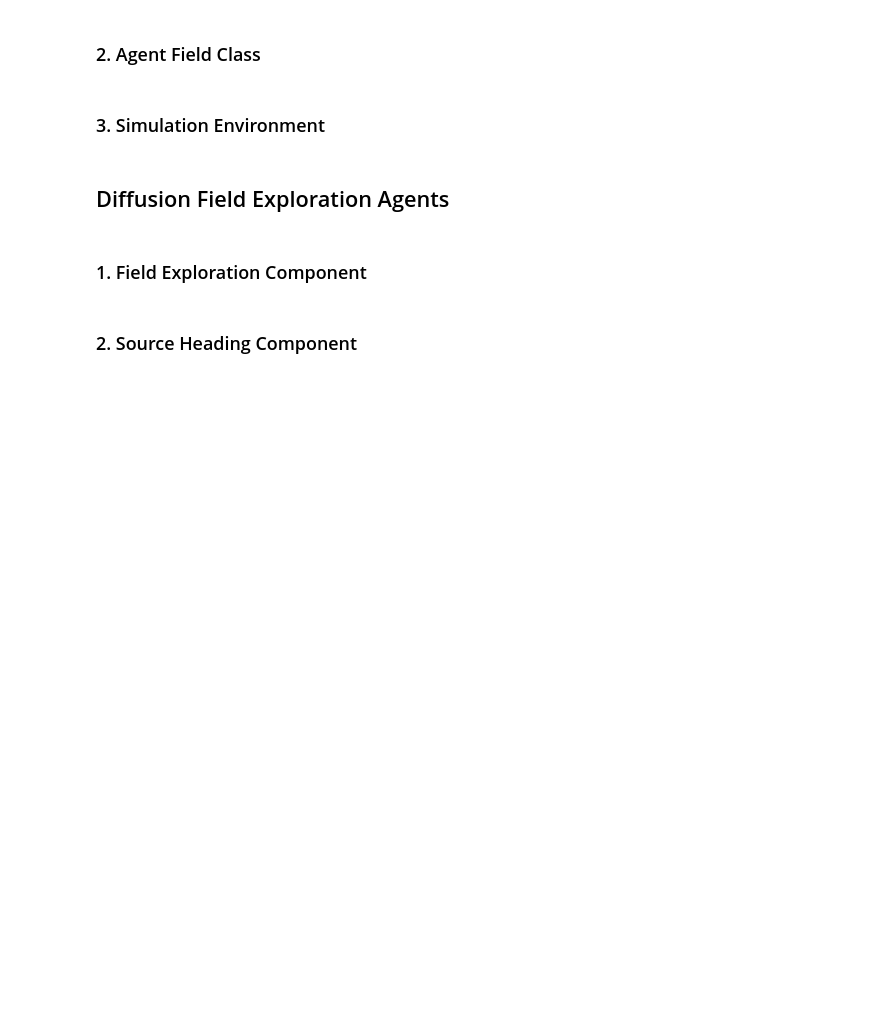
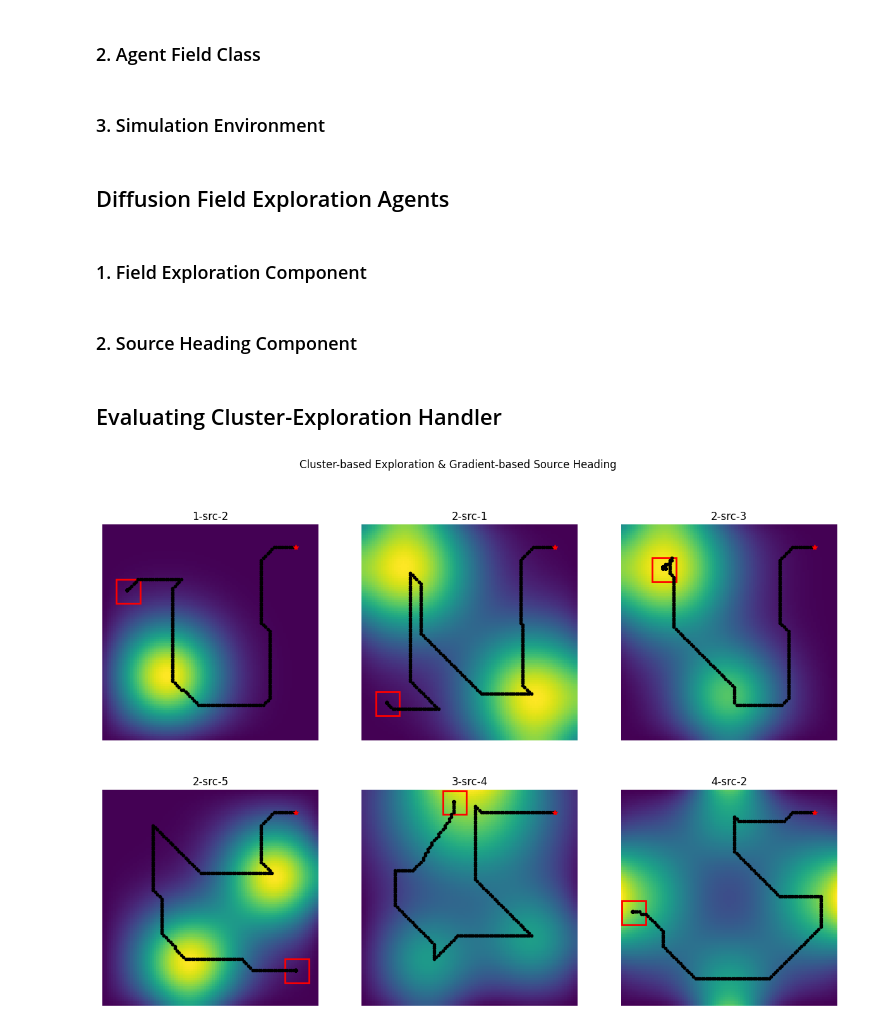
Before and after one commit to SAM-RL/sambotrl-training-agents, a Jupyter notebook: new_env_and_baseline_agents.ipynb, the cells around one changed output. Saved outputs shown, nothing was run; the diff lists cells and outputs as text; code cells hidden in the pictures; blank space fills up the shorter version.

```diff
--- a/generate_env_fields.ipynb
+++ b/new_env_and_baseline_agents.ipynb
@@ -289,7 +289,6 @@ class SpatialDiffusionField():
         self.n_step = 0
         self.snapshots = data['snapshots']
         self.isolated_fields = data['isolated_fields']
-        self.source_fields = data[
         self.sources = data['sources']
         self.src_pos = [src['position'] for src in self.sources]
         self.load_params(data['metadata'])
@@ -507,11 +580,11 @@ class BaseHandler():
         pass
     def get_next_action(self, state, params):
         pass
-    def reset(self, completed=True):
-        pass
     def reset(self, source_found=None, params={}):
         pass
     def get_action_by_dest(self, pos, dest):
+        if (pos == dest).all():
+            return 4, True
         dx = dest[0] - pos[0]
         dy = dest[1] - pos[1]
         steps = abs(dx) if abs(dx) > abs(dy) else abs(dy)
@@ -519,6 +592,8 @@ class BaseHandler():
         action_id = np.where((ACTION_OFFSET==offset).all(1))[0][0]
         dest_reached = pos[0]+offset[0]==dest[0] and pos[1]+offset[1]==dest[1]
         return action_id, dest_reached
+    def bounded_vec(self, raw_vec, field_size=100, padding=0):
+        return np.array([max(min(raw_vec[0], field_size-padding-2), padding), max(min(raw_vec[1], field_size-padding-2), padding)])
 # %% [markdown]
 ### 1. Field Exploration Component
 # %%
@@ -621,4 +771,41 @@ class DQNSourceHeadingHandler(BaseHandler):
-# %%
-with open('./maps.pickle', 'rb') as handle:
-    maps = pickle.load(handle)
-snapshots = maps[name]['snapshots']
+# %% [markdown]
+## Evaluating Cluster-Exploration Handler
+# %%
+import pickle
+
+selected_maps = ['1-src-2','2-src-1','2-src-3','2-src-5','3-src-4','4-src-2',]
+fig, axes = plt.subplots(len(selected_maps)//3, 3, figsize=(15, 10))
+fig.suptitle('Cluster-based Exploration & Gradient-based Source Heading')
+for idx, name in enumerate(selected_maps):
+    # print(f'MAP: {name}')
+    env = DiffusionFieldEnvironment(env_name=name, src_thresh=4)
+    state, obsr  = env.reset(pos=[90,10])
+    steps = 0
+    z_thresh = 5
+    exploration_handler = ClusterBasedExplorationHandler(obsr)
+    src_heading_handler = GradientSourceHeadingHandler(obsr)
+    explore_mode = True
+    new_target_reached = True
+    while True:
+        # print('EXPLORE' if explore_mode else 'SOURCE-HEADING')
+        # print(f'STATE: {state}')
+        if explore_mode:
+            action_id, dest_reached = exploration_handler.get_next_action(state, obsr)
+            new_target_reached = new_target_reached or dest_reached
+            state, reward, done, obsr = env.step(action_id)
+            if state[0] > z_thresh and new_target_reached:
+                explore_mode = False
+        else:
+            action_id = src_heading_handler.get_next_action(state, obsr)
+            state, reward, done, obsr = env.step(action_id)
+            if "source_found" in obsr.keys():
+                explore_mode = True
+                new_target_reached = False
+        if done:
+            plot_env_subplot(env, axes[idx//3,idx%3], name)
+            # plt.imshow(env.agent_field.visited_field)
+            break
+        steps += 1
+plt.show()
+# %% [output]
+[figure, added]
```
Also changed, not shown: parts of 8 cells of this notebook, 5 other files.
